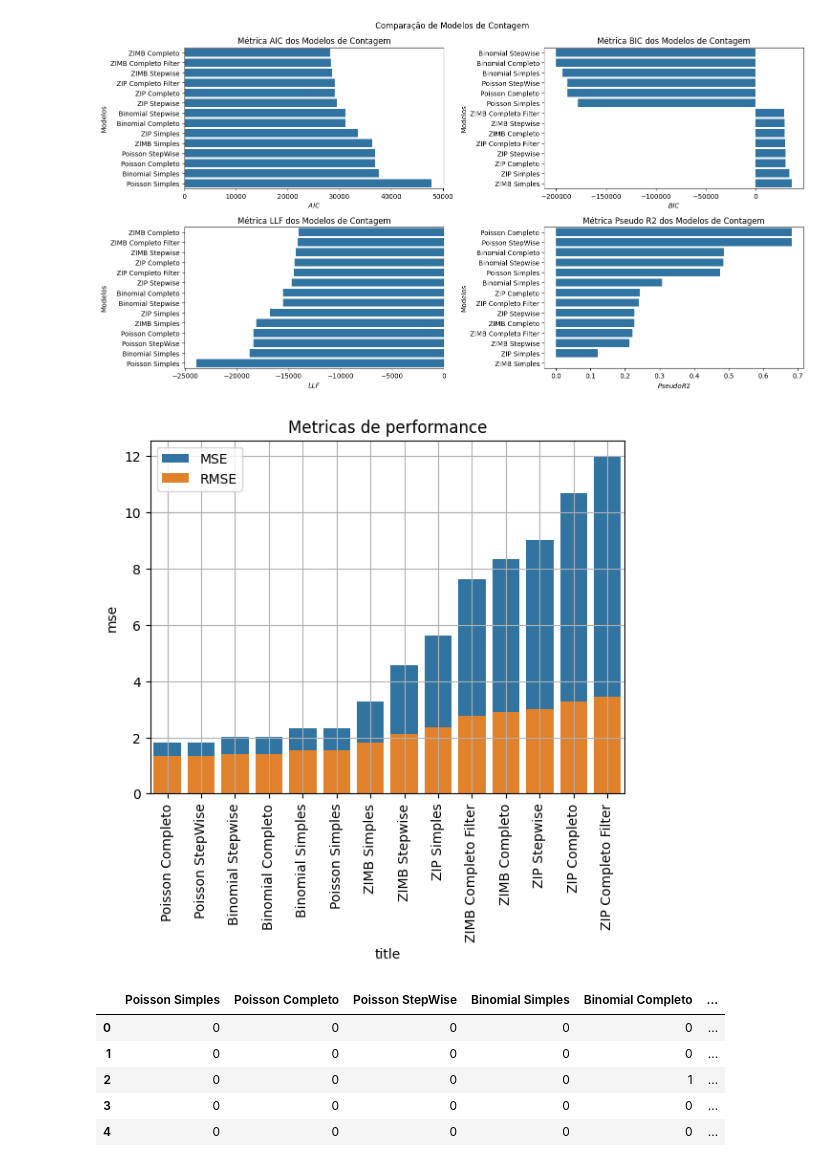
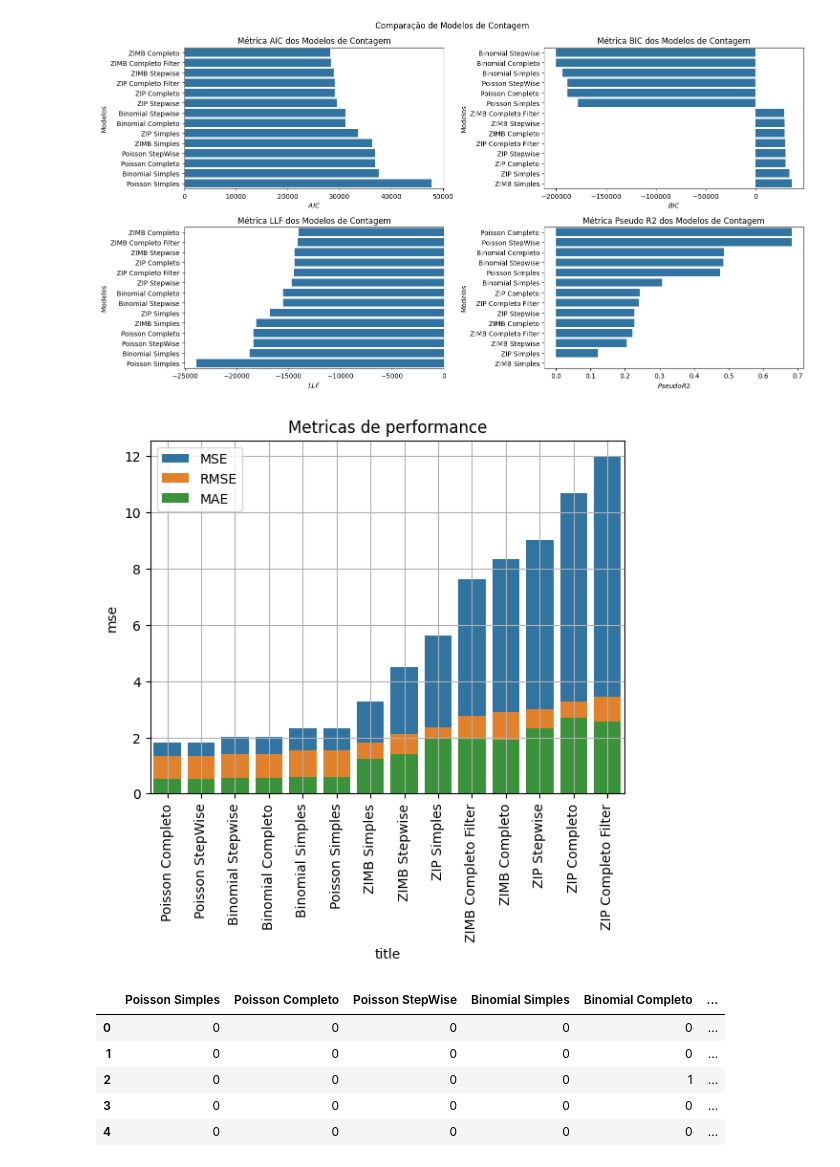
Before and after one commit to Angelicogfa/tcc_mba_datascience_analytics_usp_esalq, a Jupyter notebook: 04-modelagem_preditiva.ipynb, the cells around one changed output. Cells and saved outputs as stored; diff of their text form; code cells hidden in the pictures.

```diff
--- a/04-modelagem_preditiva.ipynb
+++ b/04-modelagem_preditiva.ipynb
@@ -3400,7 +3395,7 @@ models = [
 # %%
 metrics = []
 for title, model in zip(titles, models):
-  metric = dict(title=title, LLF=model.llf, BIC=model.bic, AIC=model.aic)
+  metric = dict(title=title, LLF=model.llf, BIC=model.bic, AIC=model.aic, Converged=model.converged)
 
   if np.isnan(model.llf):
     continue
@@ -3465,6 +3532,7 @@ plt.show()
 # %%
 metrics_titles = []
 metrics_mse = []
+metrics_mae = []
 metrics_rmse = []
 # %%
 for title, model in zip(titles, models):
@@ -3474,19 +3542,21 @@ for title, model in zip(titles, models):
 
     metrics_titles.append(title)
     metrics_mse.append(mean_squared_error(y.loc[model.fittedvalues.index], round(model.fittedvalues)))
+    metrics_mae.append(mean_absolute_error(y.loc[model.fittedvalues.index], round(model.fittedvalues)))
     metrics_rmse.append(root_mean_squared_error(y.loc[model.fittedvalues.index], round(model.fittedvalues)))
 # %%
-df_metrics = pd.DataFrame({'title':metrics_titles, 'mse':metrics_mse, 'rmse':metrics_rmse}).sort_values(by='rmse')
+df_metrics = pd.DataFrame({'title':metrics_titles, 'mse':metrics_mse, 'rmse':metrics_rmse, 'mae': metrics_mae}).sort_values(by='rmse')
 
 plt.title('Metricas de performance')
 sns.barplot(data=df_metrics, x='title', y='mse', label='MSE')
 sns.barplot(data=df_metrics, x='title', y='rmse', label='RMSE')
+sns.barplot(data=df_metrics, x='title', y='mae', label='MAE')
 plt.legend()
 plt.grid()
 plt.xticks(rotation=90)
 plt.show()
 # %% [output]
-[figure, old version]
+[figure, new version]
 # %%
 df_predict_models = pd.concat([model.fittedvalues for model in models], axis=1)
 df_predict_models.columns = titles
```
Also changed, not shown: parts of 29 cells of this notebook.
